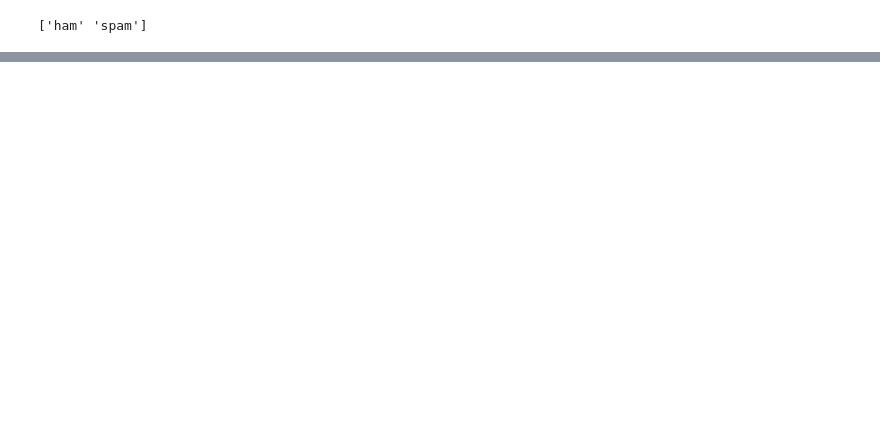
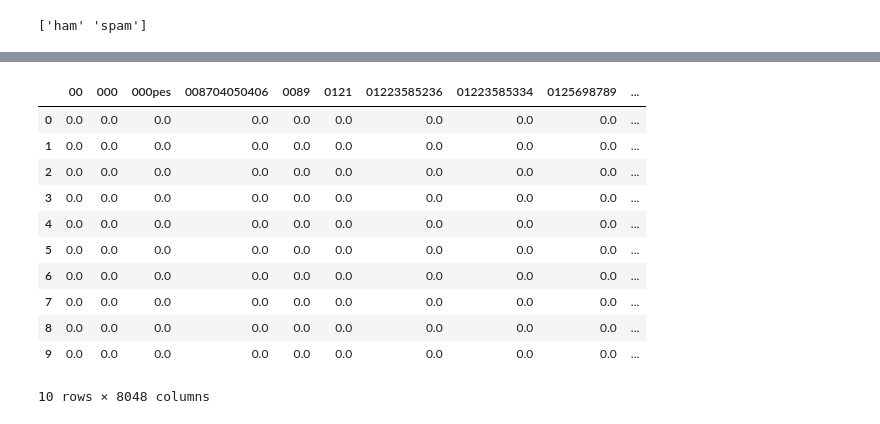
Before and after one commit to semina-lena/HW_stat_case_study, a Jupyter notebook: HW_stat_case_study.ipynb, the cells around one changed output, grey strips where cells are left out. Cells and saved outputs as stored; diff of their text form; code cells hidden in the pictures; blank space fills up the shorter version.

```diff
--- a/HW_stat_case_study.ipynb
+++ b/HW_stat_case_study.ipynb
@@ -178,0 +288,4 @@ only_words_text[15]
+# %%
+# разделим все на слова
+spam['Message'] = [message.split() for message in spam['Message']]
+spam.head(10)
@@ -178,0 +304,6 @@ only_words_text[15]
+# %%
+#удаляем стоп-слова
+from nltk.corpus import stopwords
+stopwords_set = set(stopwords.words('english'))
+spam['Message'] = [[word for word in message if word not in stopwords_set] for message in spam['Message']]
+spam.head(10)
@@ -178,0 +322,6 @@ only_words_text[15]
+# %%
+#приведем слова к нормальной форме
+from nltk.stem import WordNetLemmatizer
+wordnet_lemmatizer = WordNetLemmatizer()
+spam['Message'] = [[wordnet_lemmatizer.lemmatize(word) for word in message] for message in spam['Message']]
+spam.head(10)
@@ -178,0 +340,4 @@ only_words_text[15]
+# %%
+#обединим слова в строки
+spam['Message'] = [" ".join(message) for message in spam['Message']]
+spam.head(10)
@@ -178,0 +356,22 @@ only_words_text[15]
+# %%
+#преобразуем все сообщения в вектора TF-IDF
+from sklearn.feature_extraction.text import TfidfVectorizer
+tfidf = TfidfVectorizer()
+tfidf_matrix = tfidf.fit_transform(spam['Message'])
+
+names = tfidf.get_feature_names()
+tfidf_matrix = pd.DataFrame(tfidf_matrix.toarray(), columns=names)
+tfidf_matrix.head(10)
+# %% [output]
+|  | 00 | 000 | 000pes | 008704050406 | 0089 | 0121 | 01223585236 | 01223585334 | 0125698789 | ... |
+| 0 | 0.0 | 0.0 | 0.0 | 0.0 | 0.0 | 0.0 | 0.0 | 0.0 | 0.0 | ... |
+| 1 | 0.0 | 0.0 | 0.0 | 0.0 | 0.0 | 0.0 | 0.0 | 0.0 | 0.0 | ... |
+| 2 | 0.0 | 0.0 | 0.0 | 0.0 | 0.0 | 0.0 | 0.0 | 0.0 | 0.0 | ... |
+| 3 | 0.0 | 0.0 | 0.0 | 0.0 | 0.0 | 0.0 | 0.0 | 0.0 | 0.0 | ... |
+| 4 | 0.0 | 0.0 | 0.0 | 0.0 | 0.0 | 0.0 | 0.0 | 0.0 | 0.0 | ... |
+| 5 | 0.0 | 0.0 | 0.0 | 0.0 | 0.0 | 0.0 | 0.0 | 0.0 | 0.0 | ... |
+| 6 | 0.0 | 0.0 | 0.0 | 0.0 | 0.0 | 0.0 | 0.0 | 0.0 | 0.0 | ... |
+| 7 | 0.0 | 0.0 | 0.0 | 0.0 | 0.0 | 0.0 | 0.0 | 0.0 | 0.0 | ... |
+| 8 | 0.0 | 0.0 | 0.0 | 0.0 | 0.0 | 0.0 | 0.0 | 0.0 | 0.0 | ... |
+| 9 | 0.0 | 0.0 | 0.0 | 0.0 | 0.0 | 0.0 | 0.0 | 0.0 | 0.0 | ... |
+10 rows × 8048 columns
```
Also changed, not shown: parts of 22 cells of this notebook.
